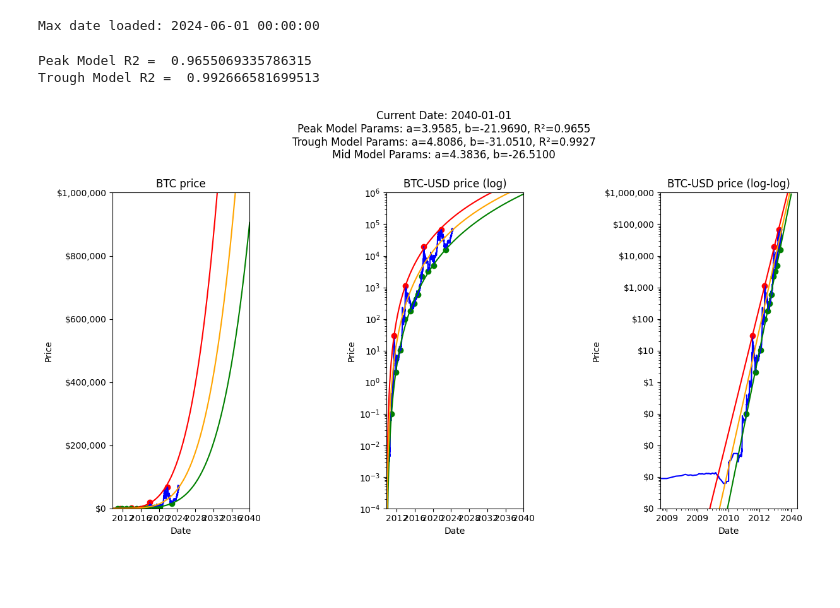
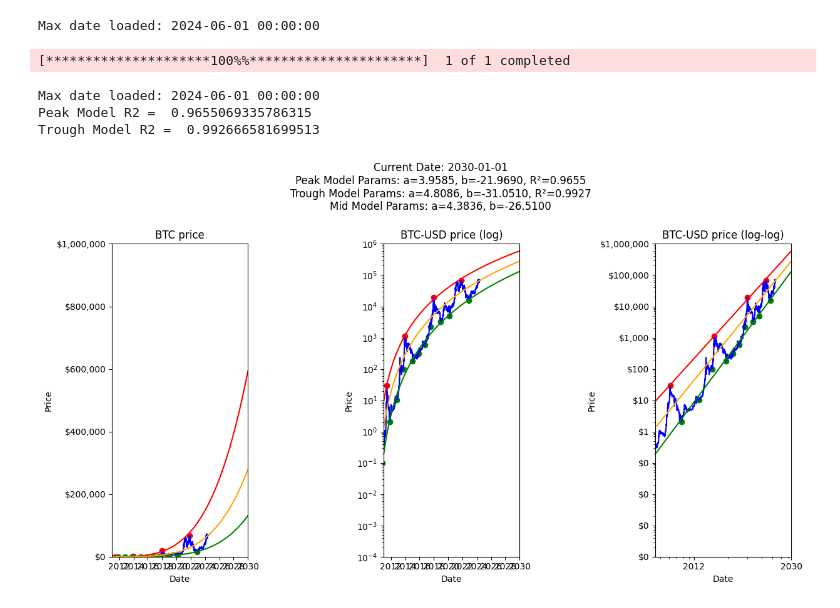
Before and after one commit to AlfaBlok/swanhunt, a Jupyter notebook: btc_price_models/new_btc_models.ipynb, the cells around one changed output. Saved outputs shown, nothing was run; the diff lists cells and outputs as text; code cells hidden in the pictures; blank space fills up the shorter version.

```diff
--- a/btc_price_models/new_btc_models.ipynb
+++ b/btc_price_models/new_btc_models.ipynb
@@ -80,11 +81,16 @@ def get_peaks(full_data, d_days, threshold, d_days2, min_date=None):
     clean_peaks_after_year = verified_peaks
 
     if min_date:
+        # if min_date < full_data['date'].min():
+        # we convert min_date to datetime
+        min_date = pd.to_datetime(min_date)
         min_date_index = full_data[full_data['date'] >= min_date].index[0]
         clean_peaks_after_year = clean_peaks_after_year[clean_peaks_after_year >= min_date_index]
 
     return peaks, clean_peaks_after_year
 # %%
+
+
 
 def get_troughs(full_data, d_days, threshold, min_date):
     full_data = full_data[['date', 'btc_price']].copy()
@@ -118,6 +124,7 @@ def get_troughs(full_data, d_days, threshold, min_date):
     clean_troughs_after_year = clean_troughs_after_year[:-1]
 
     if min_date:
+        min_date = pd.to_datetime(min_date)
         min_date_index = full_data[full_data['date'] >= min_date].index[0]
         clean_troughs_after_year = clean_troughs_after_year[clean_troughs_after_year >= min_date_index]
 
@@ -261,36 +288,38 @@ historical_data = load_data('BTC-USD')
 Max date loaded: 2024-06-01 00:00:00
 # %%
 symbol = 'BTC-USD'
+historical_data = load_data(symbol)
 min_date_model = '2010-01-01'
-final_year_model_prediction = 2040
+final_year_model_prediction = 2030
 d_days = 300
 d_days2 = 300
 threshold = 0.45
 full_data = historical_data.copy()
 full_data = full_data.drop_duplicates('date')
 full_data = full_data[['date', 'btc_price']]
 full_data = extend_data(full_data, final_year_model_prediction) if final_year_model_prediction else full_data
 
 min_y = 1e-4
 max_y = 1e6
-
-
+min_x = '2011-01-01'
+max_x = '2030-01-01'
 
 current_date = full_data['date'].max()
 
 
-min_date_model = '2010-01-01'
 peaks, clean_peaks = get_peaks(full_data, d_days, threshold, d_days2, min_date_model)
 troughs, clean_troughs = get_troughs(full_data, d_days, threshold, min_date_model)
 peak_model_prices, peak_model_params, peak_r2 = get_power_law_model(full_data, clean_peaks, 'Peak Model')
 trough_model_prices, trough_model_params, trough_r2 = get_power_law_model(full_data, clean_troughs, 'Trough Model')
 average_model_params = (peak_model_params + trough_model_params) / 2
 average_model_prices = np.exp(average_model_params[1]) * full_data.index**average_model_params[0]
 
-fig, ax = get_frame_plot(full_data, clean_peaks, clean_troughs, peak_model_prices, trough_model_prices, average_model_prices, min_y, max_y, symbol, peak_model_params, trough_model_params, average_model_params, peak_r2, trough_r2, current_date)
+fig, ax = get_frame_plot(full_data, clean_peaks, clean_troughs, peak_model_prices, trough_model_prices, average_model_prices, min_x, max_x, min_y, max_y, symbol, peak_model_params, trough_model_params, average_model_params, peak_r2, trough_r2, current_date)
 plt.show()
 # %% [output]
-Peak Model R2 =  0.9655069335786315
-Trough Model R2 =  0.992666581699513
+[*********************100%%**********************]  1 of 1 completed
+Max date loaded: 2024-06-01 00:00:00
+Peak Model R2 =  0.9655069335786315
+Trough Model R2 =  0.992666581699513
-[figure, old version]
+[figure, new version]
 # %%
```
Also changed, not shown: parts of 16 cells of this notebook, 13 other files.
